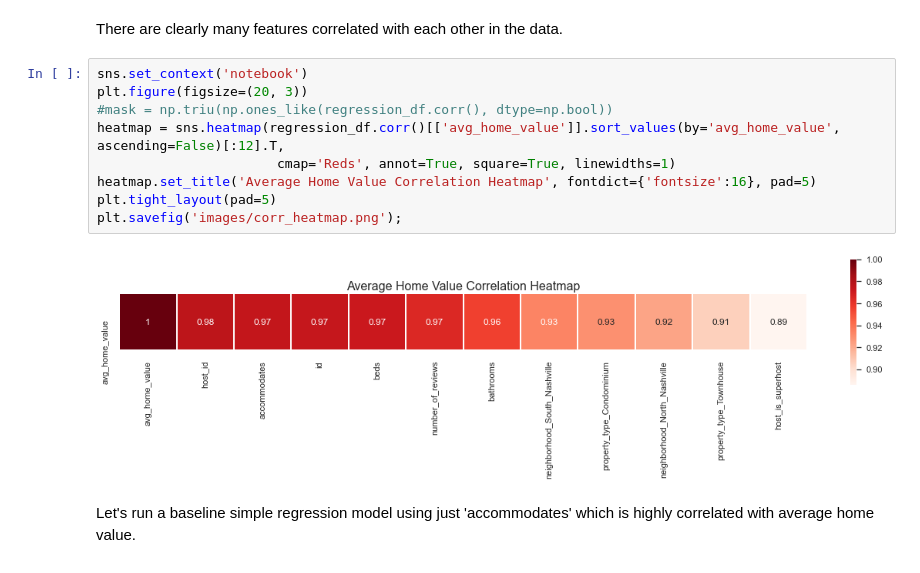
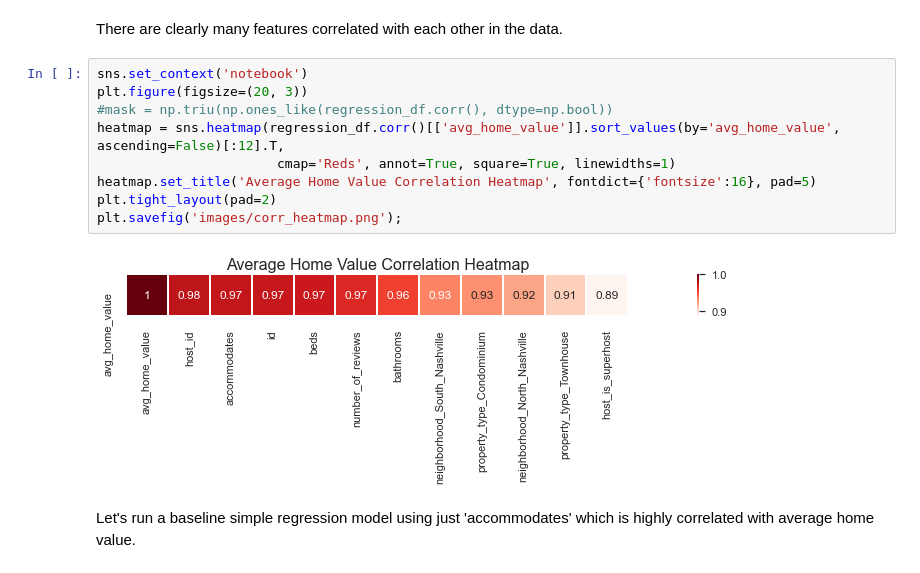
Before and after one commit to Sammyknee/nashville_airbnb_housing, a Jupyter notebook: Regression_Models.ipynb, the cells around one changed output. Drawn from its saved outputs; the diff is of its cells as text.

```diff
--- a/Regression_Models.ipynb
+++ b/Regression_Models.ipynb
@@ -339,14 +339,14 @@ There are clearly many features correlated with each other in the data.
 # %%
 sns.set_context('notebook')
 plt.figure(figsize=(20, 3))
 #mask = np.triu(np.ones_like(regression_df.corr(), dtype=np.bool))
 heatmap = sns.heatmap(regression_df.corr()[['avg_home_value']].sort_values(by='avg_home_value', ascending=False)[:12].T,
                        cmap='Reds', annot=True, square=True, linewidths=1)
 heatmap.set_title('Average Home Value Correlation Heatmap', fontdict={'fontsize':16}, pad=5)
-plt.tight_layout(pad=5)
+plt.tight_layout(pad=2)
 plt.savefig('images/corr_heatmap.png');
 # %% [output]
-[figure, old version]
+[figure, new version]
 # %% [markdown]
 Let's run a baseline simple regression model using just 'accommodates' which is highly correlated with average home value.
 # %% [markdown]
```
Also changed, not shown: 8 other files.
